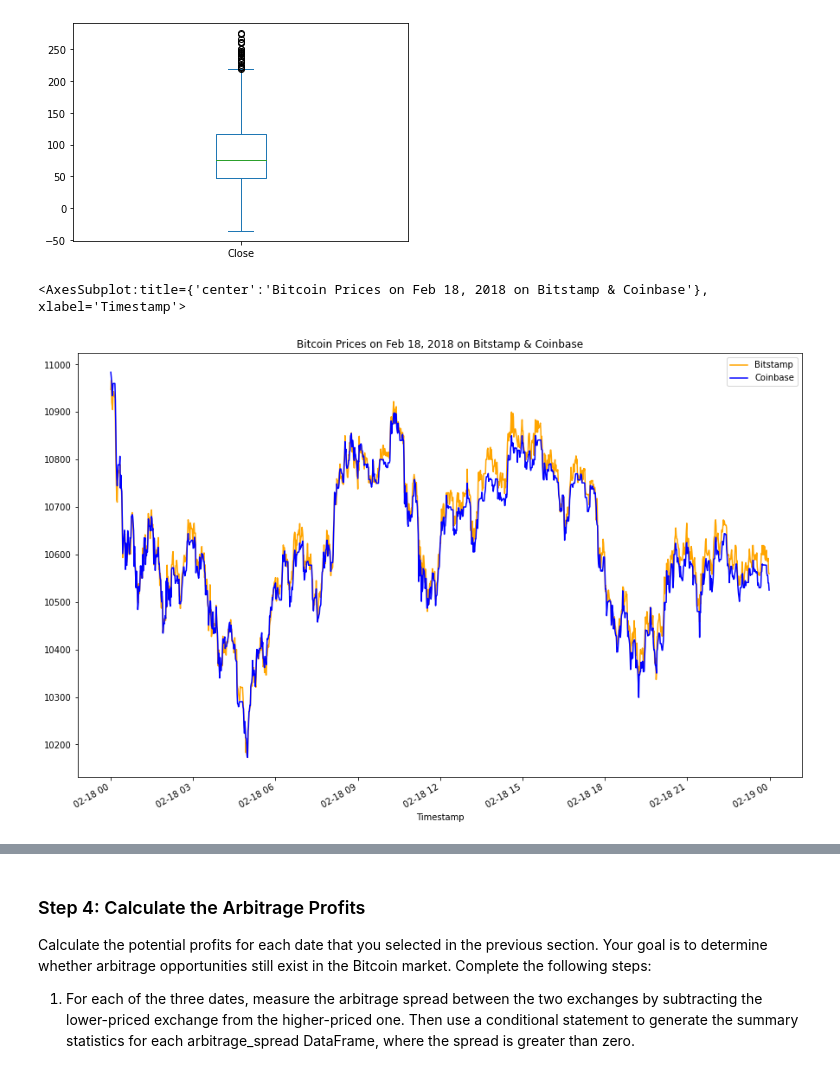
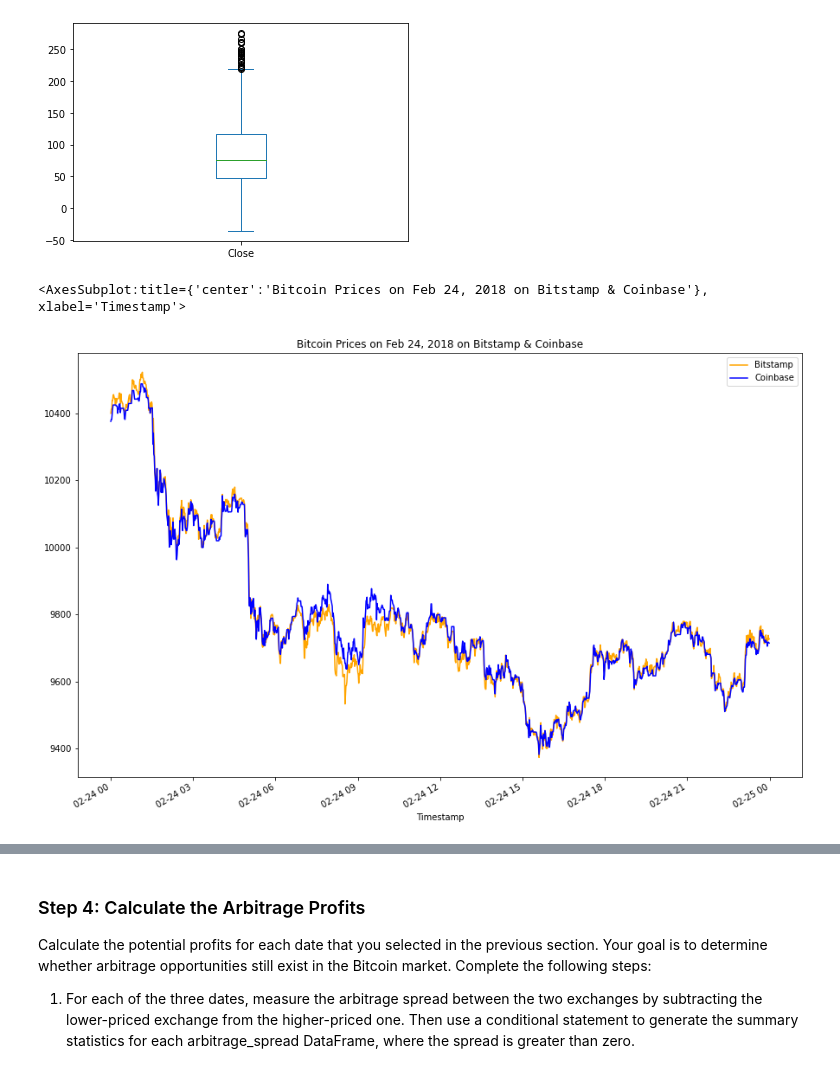
Before and after one commit to jimhitchcock/Crypto_Arbitrage, a Jupyter notebook: crypto_arbitrage.ipynb, the cells around one changed output, grey strips where cells are left out. Drawn from its saved outputs; the diff is of its cells as text; code cells hidden in the pictures.

```diff
--- a/crypto_arbitrage.ipynb
+++ b/crypto_arbitrage.ipynb
@@ -416,12 +412,12 @@ arbitrage_spread_early.plot(kind="box")
 <AxesSubplot:>
 [figure]
 # %%
-# Create an overlay plot that visualizes the two dataframes over a period of one day from the middle of the dataset.
-# Be sure that the plots include the parameters `legend`, `figsize`, `title`, `color` and `label`
-bitstamp_sliced["Close"].loc["2018-02-18"].plot(
-    legend=True, figsize=(15,10), title="Bitcoin Prices on Feb 18, 2018 on Bitstamp & Coinbase", color="orange", label="Bitstamp")
-coinbase_sliced["Close"].loc["2018-02-18"].plot(
+# Created an overlay plot that visualizes the two dataframes over a period of one day from the middle of the dataset, Feb 24, 2018.
+
+bitstamp_sliced["Close"].loc["2018-02-24"].plot(
+    legend=True, figsize=(15,10), title="Bitcoin Prices on Feb 24, 2018 on Bitstamp & Coinbase", color="orange", label="Bitstamp")
+coinbase_sliced["Close"].loc["2018-02-24"].plot(
     legend=True, figsize=(15,10), color="blue", label="Coinbase")
 # %% [output]
-<AxesSubplot:title={'center':'Bitcoin Prices on Feb 18, 2018 on Bitstamp & Coinbase'}, xlabel='Timestamp'>
+<AxesSubplot:title={'center':'Bitcoin Prices on Feb 24, 2018 on Bitstamp & Coinbase'}, xlabel='Timestamp'>
-[figure, old version]
+[figure, new version]
```
Also changed, not shown: parts of 50 cells of this notebook, 1 other file.
